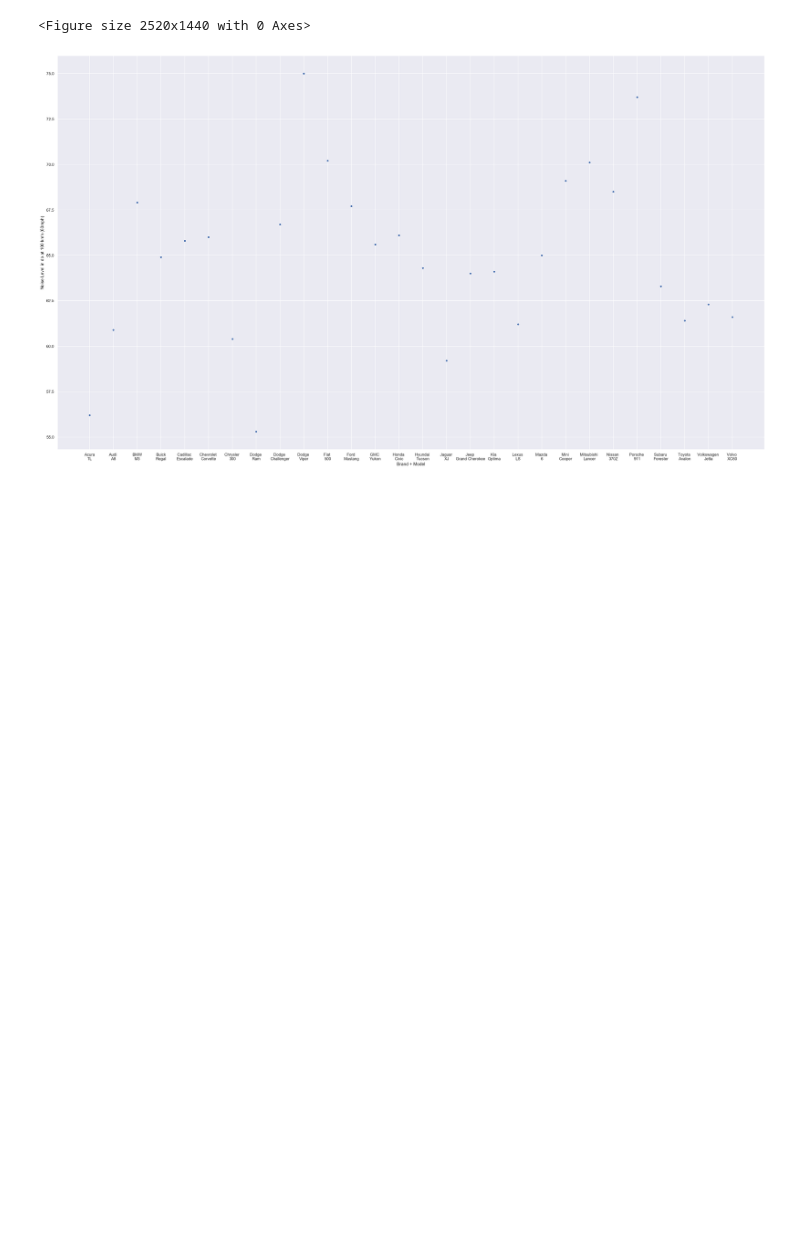
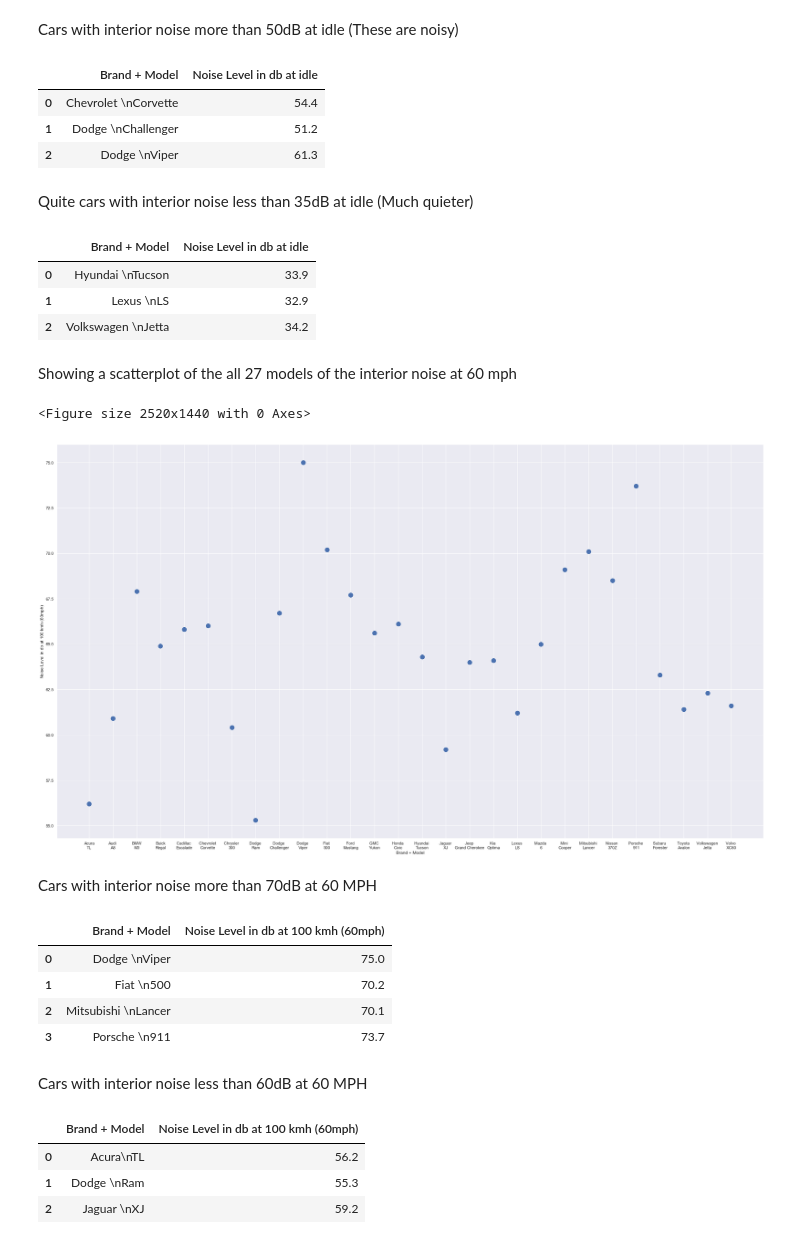
Before and after one commit to mikeulanoski/Mikes-Python-project, a Jupyter notebook: Python Project.ipynb, the cells around one changed output. Drawn from its saved outputs; the diff is of its cells as text; code cells hidden in the pictures; blank space fills up the shorter version.

```diff
--- a/Python Project.ipynb
+++ b/Python Project.ipynb
@@ -61,8 +106,67 @@ ax = sns.scatterplot(x="Brand + Model", y="Noise Level in db at idle", data=ad,
+# %% [markdown]
+Cars with interior noise more than 50dB at idle (These are noisy)
+# %%
+ag = pd.read_sql("SELECT [Brand + Model], [dB_at_idle] FROM auto_data WHERE [dB_at_idle] >= 50", conn)
+ag.rename(
+    columns={'dB_at_idle': 'Noise Level in db at idle'}, inplace=True)
+ag
+# Cars with interior noise more than 50dB at idle.
+# %% [output]
+|  | Brand + Model | Noise Level in db at idle |
+| 0 | Chevrolet \nCorvette | 54.4 |
+| 1 | Dodge \nChallenger | 51.2 |
+| 2 | Dodge \nViper | 61.3 |
+# %% [markdown]
+Quite cars with interior noise less than 35dB at idle (Much quieter)
+# %%
+ah = pd.read_sql("SELECT [Brand + Model], [dB_at_idle] FROM auto_data WHERE [dB_at_idle] <= 35", conn)
+ah.rename(
+    columns={'dB_at_idle': 'Noise Level in db at idle'},inplace=True)
+ah
+# Cars with interior noise less than 35dB at idle.
+# %% [output]
+|  | Brand + Model | Noise Level in db at idle |
+| 0 | Hyundai \nTucson | 33.9 |
+| 1 | Lexus \nLS | 32.9 |
+| 2 | Volkswagen \nJetta | 34.2 |
+# %% [markdown]
+Showing a scatterplot of the all 27 models of the interior noise at 60 mph
 # %%
 sns.set()
 plt.figure(figsize=(35,20))
 
-ax = sns.scatterplot(x="Brand + Model", y="Noise Level in db at 100 kmh (60mph)", data=ad)
+ax = sns.scatterplot(x="Brand + Model", y="Noise Level in db at 100 kmh (60mph)", data=ad, s=200)
+
+# Showing a scatterplot of the all 27 models of the interior noise at 60 mph.
 # %% [output]
 <Figure size 2520x1440 with 0 Axes>
-[figure, old version]
+[figure, new version]
+# %% [markdown]
+Cars with interior noise more than 70dB at 60 MPH
+# %%
+ba = pd.read_sql("SELECT [Brand + Model], [dB_at_100kmh] FROM auto_data WHERE [dB_at_100kmh] >= 70", conn)
+ba.rename(
+    columns={'dB_at_100kmh': 'Noise Level in db at 100 kmh (60mph)'},
+    inplace=True)
+ba
+# Cars with interior noise more than 70dB at 60 MPH.
+# %% [output]
+|  | Brand + Model | Noise Level in db at 100 kmh (60mph) |
+| 0 | Dodge \nViper | 75.0 |
+| 1 | Fiat \n500 | 70.2 |
+| 2 | Mitsubishi \nLancer | 70.1 |
+| 3 | Porsche \n911 | 73.7 |
+# %% [markdown]
+Cars with interior noise less than 60dB at 60 MPH
+# %%
+bc = pd.read_sql("SELECT [Brand + Model], [dB_at_100kmh] FROM auto_data WHERE [dB_at_100kmh] <= 60", conn)
+bc.rename(
+    columns={'dB_at_100kmh': 'Noise Level in db at 100 kmh (60mph)'},
+    inplace=True)
+bc
+# Cars with interior noise less than 60dB at 60 MPH.
+# %% [output]
+|  | Brand + Model | Noise Level in db at 100 kmh (60mph) |
+| 0 | Acura\nTL | 56.2 |
+| 1 | Dodge \nRam | 55.3 |
+| 2 | Jaguar \nXJ | 59.2 |
```
Also changed, not shown: parts of 17 cells of this notebook.
